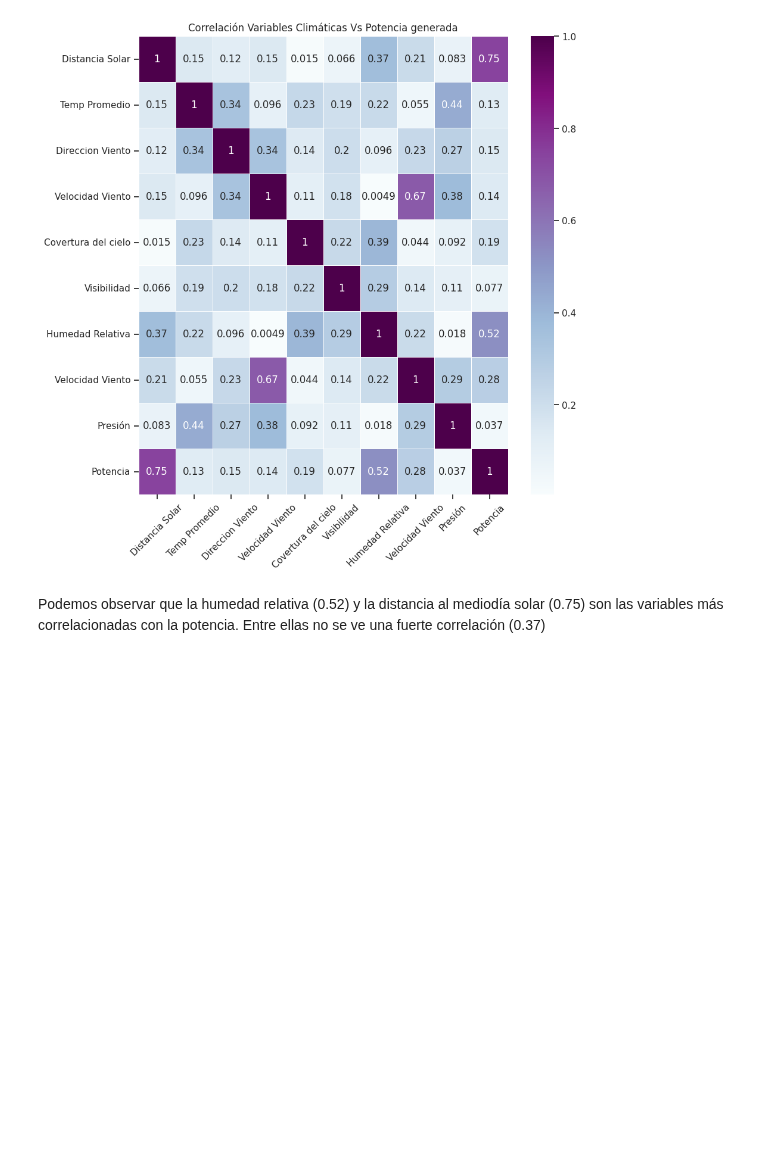
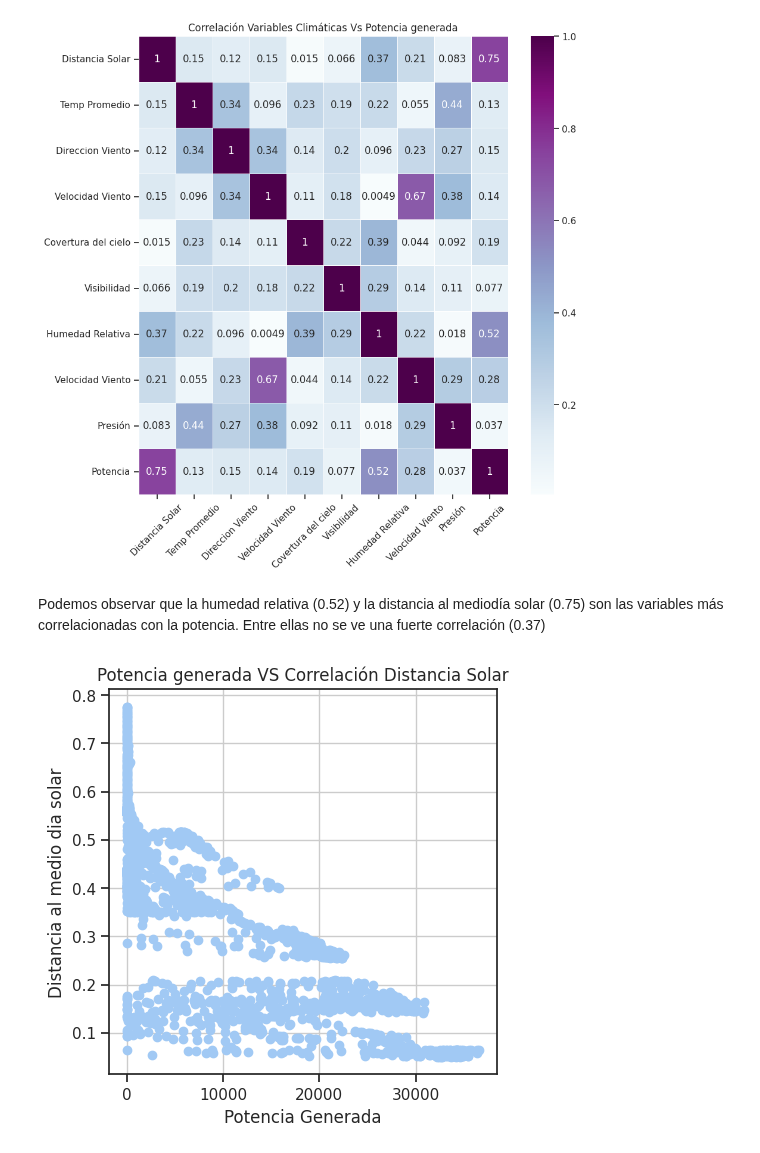
Before and after one commit to FernandoEzequiel/Coder, a Jupyter notebook: notebook/Entregas Coder/Visualizaciones_GarciaGonzalez.ipynb, the cells around one changed output. Cells and saved outputs as stored; diff of their text form; code cells hidden in the pictures; blank space fills up the shorter version.

```diff
--- a/notebook/Entregas Coder/Visualizaciones_GarciaGonzalez.ipynb
+++ b/notebook/Entregas Coder/Visualizaciones_GarciaGonzalez.ipynb
@@ -313,3 +313,16 @@ fig.savefig('../Entregas Coder/Figuras/05_sn_Corr_Pot_Clima.png')
 # %% [markdown]
 Podemos observar que la humedad relativa (0.52) y la distancia al mediodía solar (0.75) son las variables más correlacionadas con la potencia.
 Entre ellas no se ve una fuerte correlación (0.37)
+# %%
+#Vamos a hacer un ScaterPlot con las variables con mayor correlación
+fig, ax = plt.subplots(figsize=(5, 5))
+ax.scatter(df_DataSet2_dia['power_gen'],df_DataSet2_dia['dist_solar_noon'])
+ax.set_title('Potencia generada VS Correlación Distancia Solar')
+ax.set_xlabel("Potencia Generada")
+ax.set_ylabel("Distancia al medio dia solar")
+ax.grid(True)
+plt.show()
+
+fig.savefig('../Entregas Coder/Figuras/05_mpl_Corr_Pot_Dist.png')
+# %% [output]
+[figure, added]
```
Also changed, not shown: parts of 2 cells of this notebook, 3 other files.
